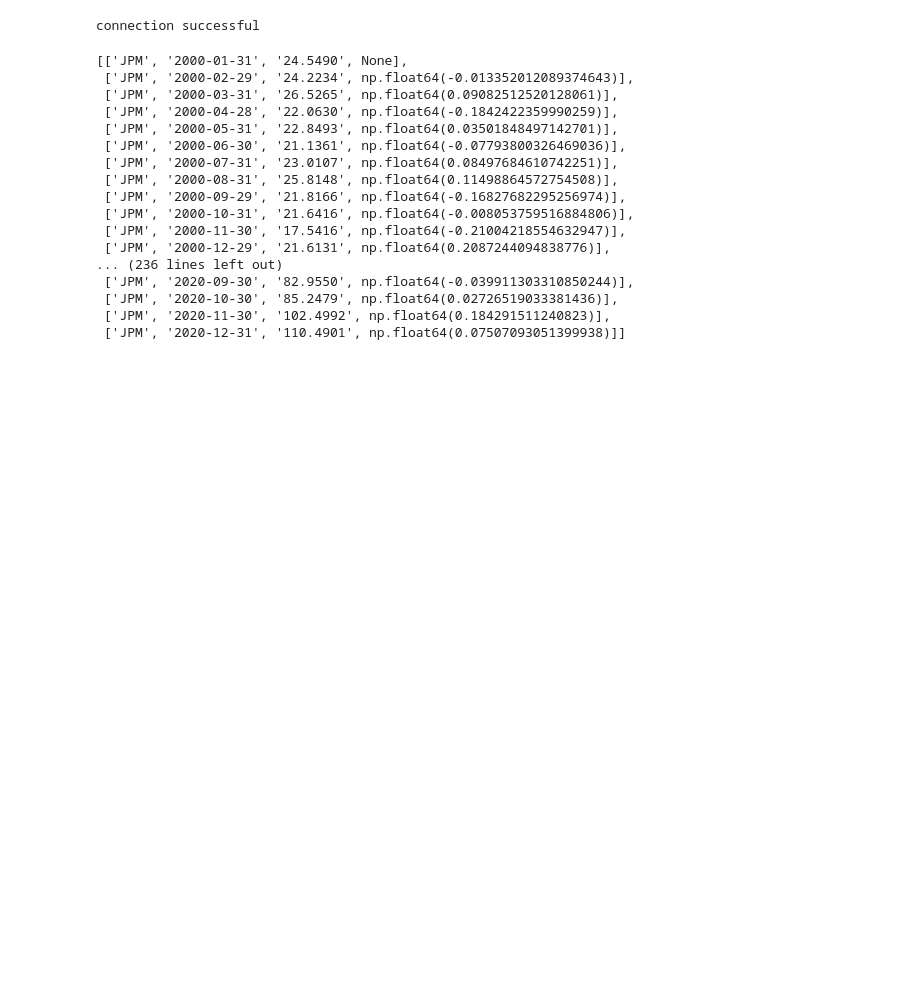
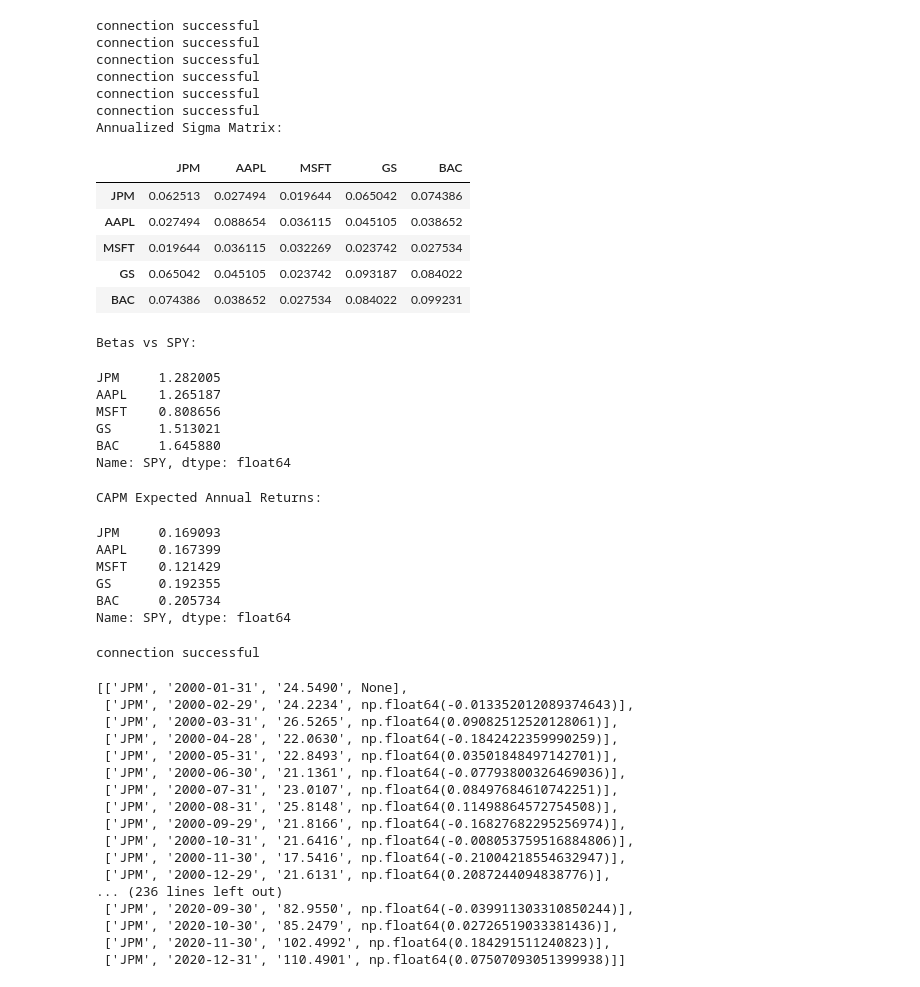
Before and after one commit to samgioffre9/Algo, a Jupyter notebook: final.ipynb, the cells around one changed output. Drawn from its saved outputs; the diff is of its cells as text; code cells hidden in the pictures; blank space fills up the shorter version.

```diff
--- a/final.ipynb
+++ b/final.ipynb
@@ -216,10 +229,54 @@ def sigma_matrix(tickers, startd, endd):
 # %%
 tickers = ["JPM", "AAPL", "MSFT", "GS", "BAC"]
 start_date = "2000-01-01"
 end_date = "2020-12-31"
+rf = 0.04  # annual risk-free rate
+market = "SPY"
 
-sigma = sigma_matrix(tickers, start_date, end_date)
-sigma
+# One fetch for everything — sigma includes SPY for beta calculation
+sigma, returns_df = sigma_matrix(tickers + [market], start_date, end_date)
+
+E_rm_annual = returns_df[market].mean() * 12
+market_excess = E_rm_annual - rf
+betas = sigma[market].drop(market) / sigma.loc[market, market]
+mu = rf + betas * market_excess
+
+print("Annualized Sigma Matrix:")
+display(sigma.drop(market).drop(market, axis=1))
+
+print("\nBetas vs SPY:")
+display(betas)
+
+print("\nCAPM Expected Annual Returns:")
+display(mu)
+# %% [output]
+connection successful
+connection successful
+connection successful
+connection successful
+connection successful
+connection successful
+Annualized Sigma Matrix:
+|  | JPM | AAPL | MSFT | GS | BAC |
+| JPM | 0.062513 | 0.027494 | 0.019644 | 0.065042 | 0.074386 |
+| AAPL | 0.027494 | 0.088654 | 0.036115 | 0.045105 | 0.038652 |
+| MSFT | 0.019644 | 0.036115 | 0.032269 | 0.023742 | 0.027534 |
+| GS | 0.065042 | 0.045105 | 0.023742 | 0.093187 | 0.084022 |
+| BAC | 0.074386 | 0.038652 | 0.027534 | 0.084022 | 0.099231 |
+Betas vs SPY:
+JPM     1.282005
+AAPL    1.265187
+MSFT    0.808656
+GS      1.513021
+BAC     1.645880
+Name: SPY, dtype: float64
+CAPM Expected Annual Returns:
+JPM     0.169093
+AAPL    0.167399
+MSFT    0.121429
+GS      0.192355
+BAC     0.205734
+Name: SPY, dtype: float64
 # %%
 start_date = "2000-01-01"  #YYYY-MM-DD
 end_date = "2020-12-31"   #YYYY-MM-DD
```
Also changed, not shown: parts of 1 cell of this notebook.
